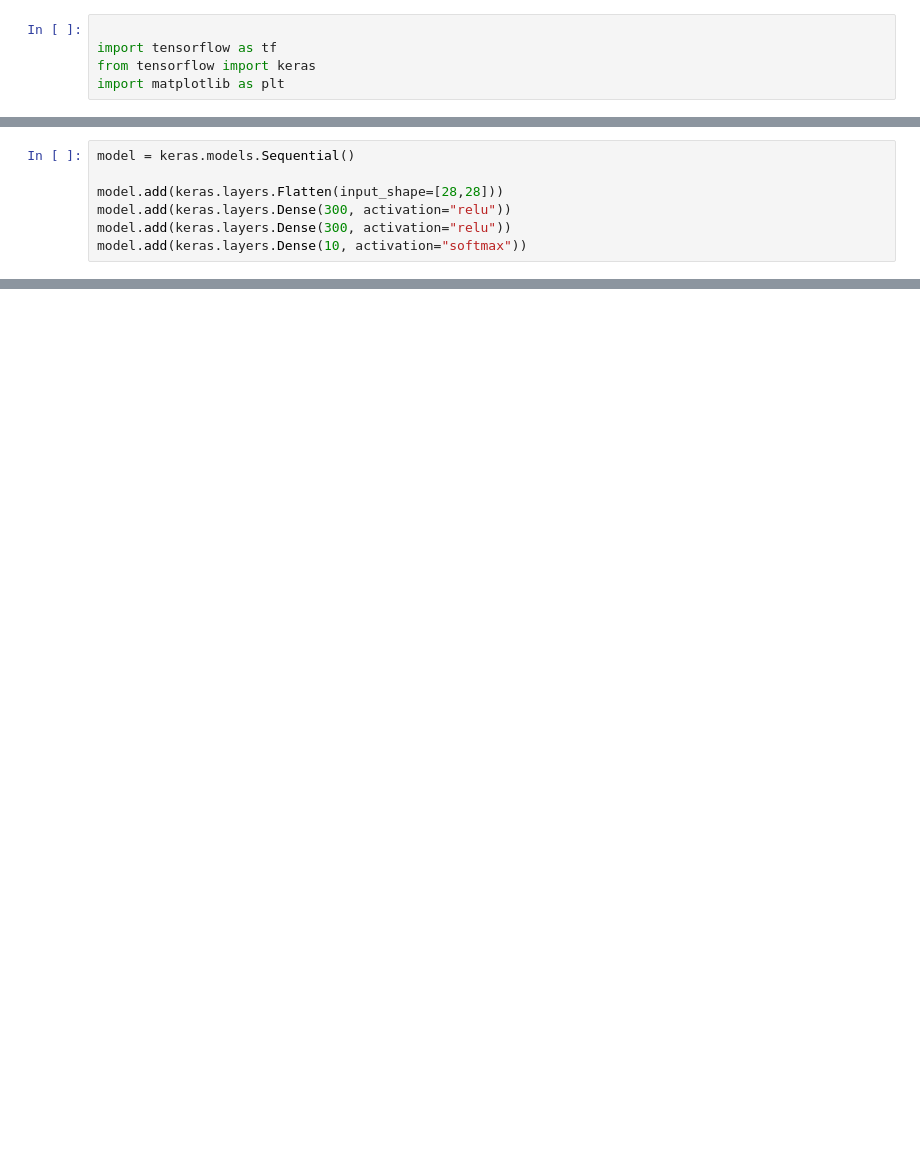
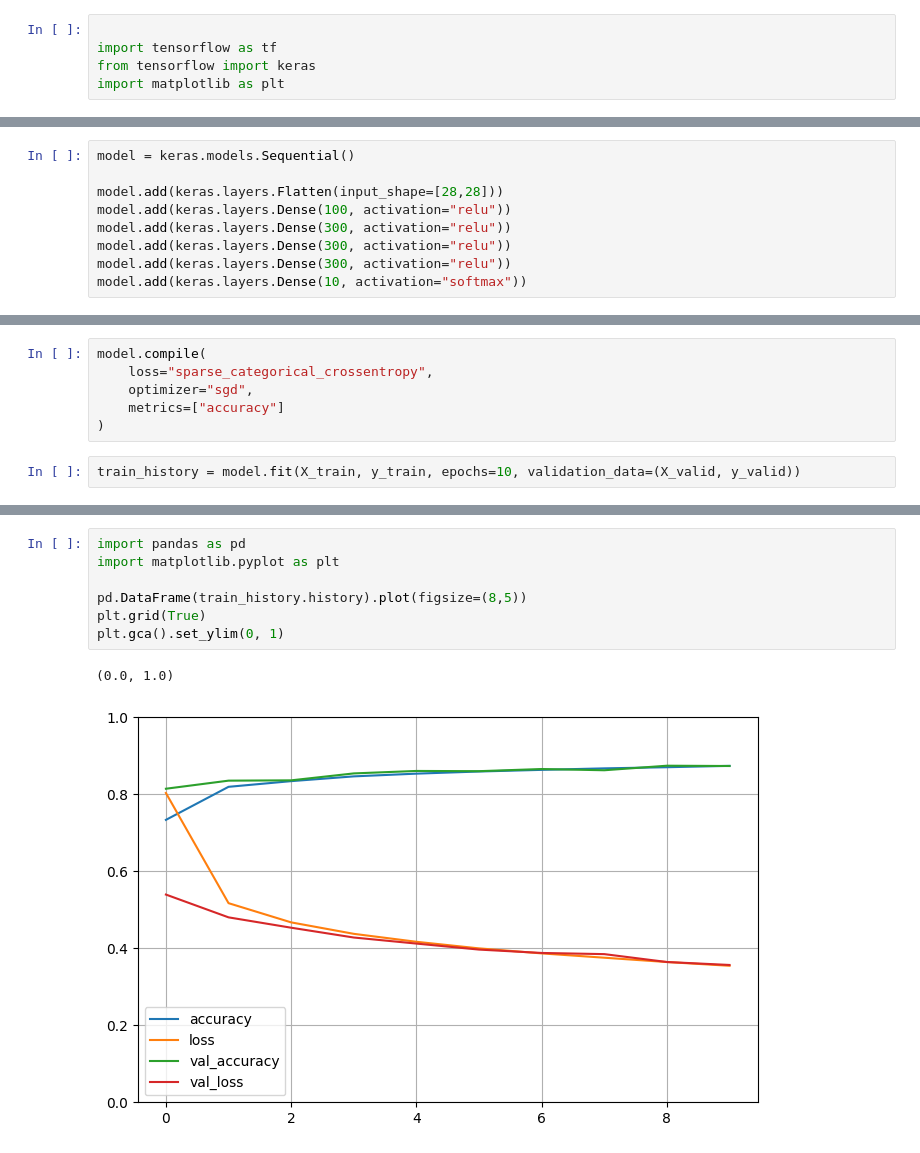
Before and after one commit to Andysimps0n/machine-learning, a Jupyter notebook: ts_env/code/ts2.ipynb, the cells around one changed output, grey strips where cells are left out. Drawn from its saved outputs; the diff is of its cells as text; blank space fills up the shorter version.

```diff
--- a/ts_env/code/ts2.ipynb
+++ b/ts_env/code/ts2.ipynb
@@ -19,6 +20,8 @@ plt.pyplot.imshow(X_train[0], cmap="binary")
 model = keras.models.Sequential()
 
 model.add(keras.layers.Flatten(input_shape=[28,28]))
+model.add(keras.layers.Dense(100, activation="relu"))
+model.add(keras.layers.Dense(300, activation="relu"))
 model.add(keras.layers.Dense(300, activation="relu"))
 model.add(keras.layers.Dense(300, activation="relu"))
 model.add(keras.layers.Dense(10, activation="softmax"))
@@ -24,0 +48,8 @@ model.add(keras.layers.Dense(10, activation="softmax"))
+# %%
+model.compile(
+    loss="sparse_categorical_crossentropy",
+    optimizer="sgd",
+    metrics=["accuracy"]
+)
+# %%
+train_history = model.fit(X_train, y_train, epochs=10, validation_data=(X_valid, y_valid))
@@ -24,0 +77,10 @@ model.add(keras.layers.Dense(10, activation="softmax"))
+# %%
+import pandas as pd
+import matplotlib.pyplot as plt
+
+pd.DataFrame(train_history.history).plot(figsize=(8,5))
+plt.grid(True)
+plt.gca().set_ylim(0, 1)
+# %% [output]
+(0.0, 1.0)
+[figure, added]
```
Also changed, not shown: parts of 5 cells of this notebook, 3 other files.
